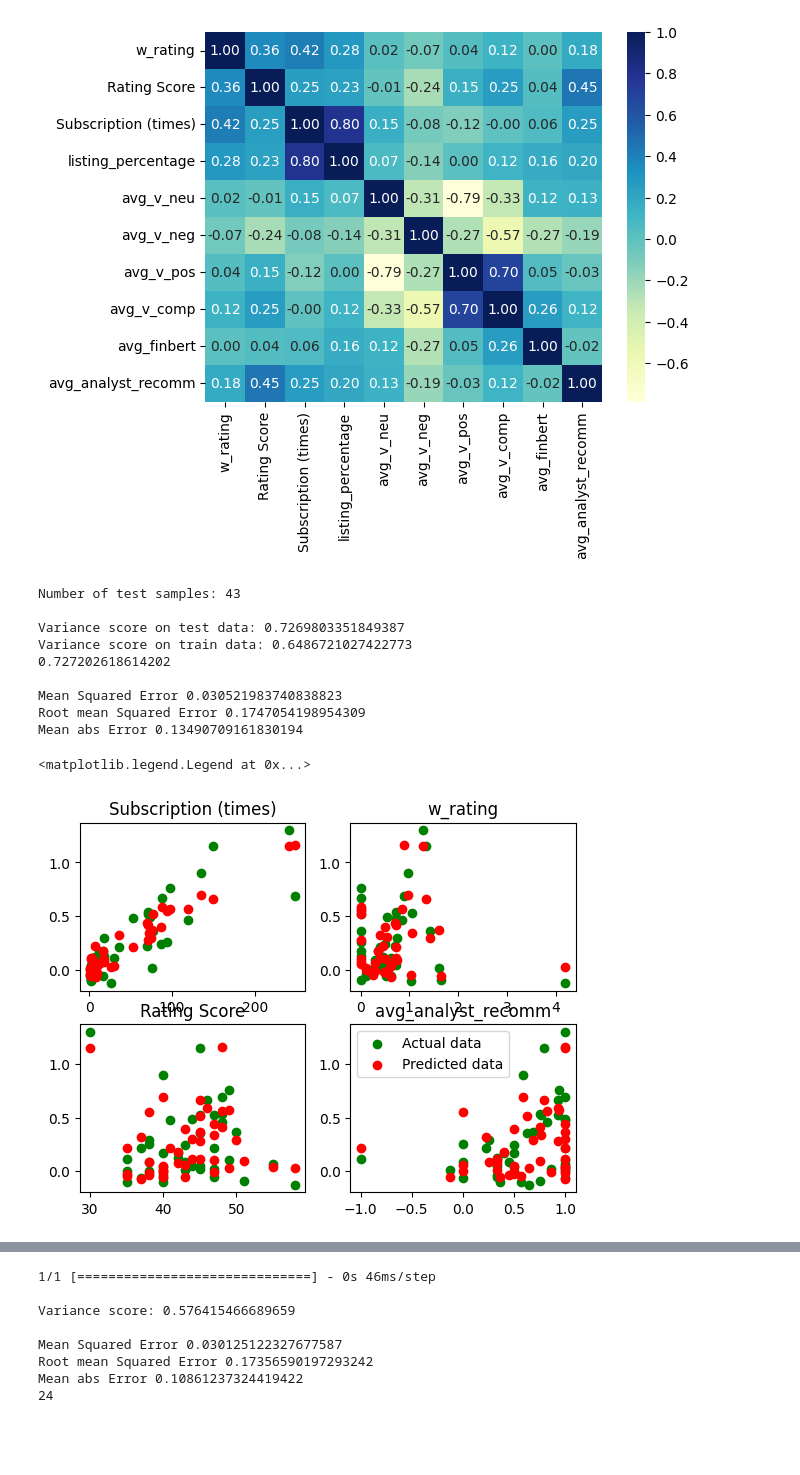
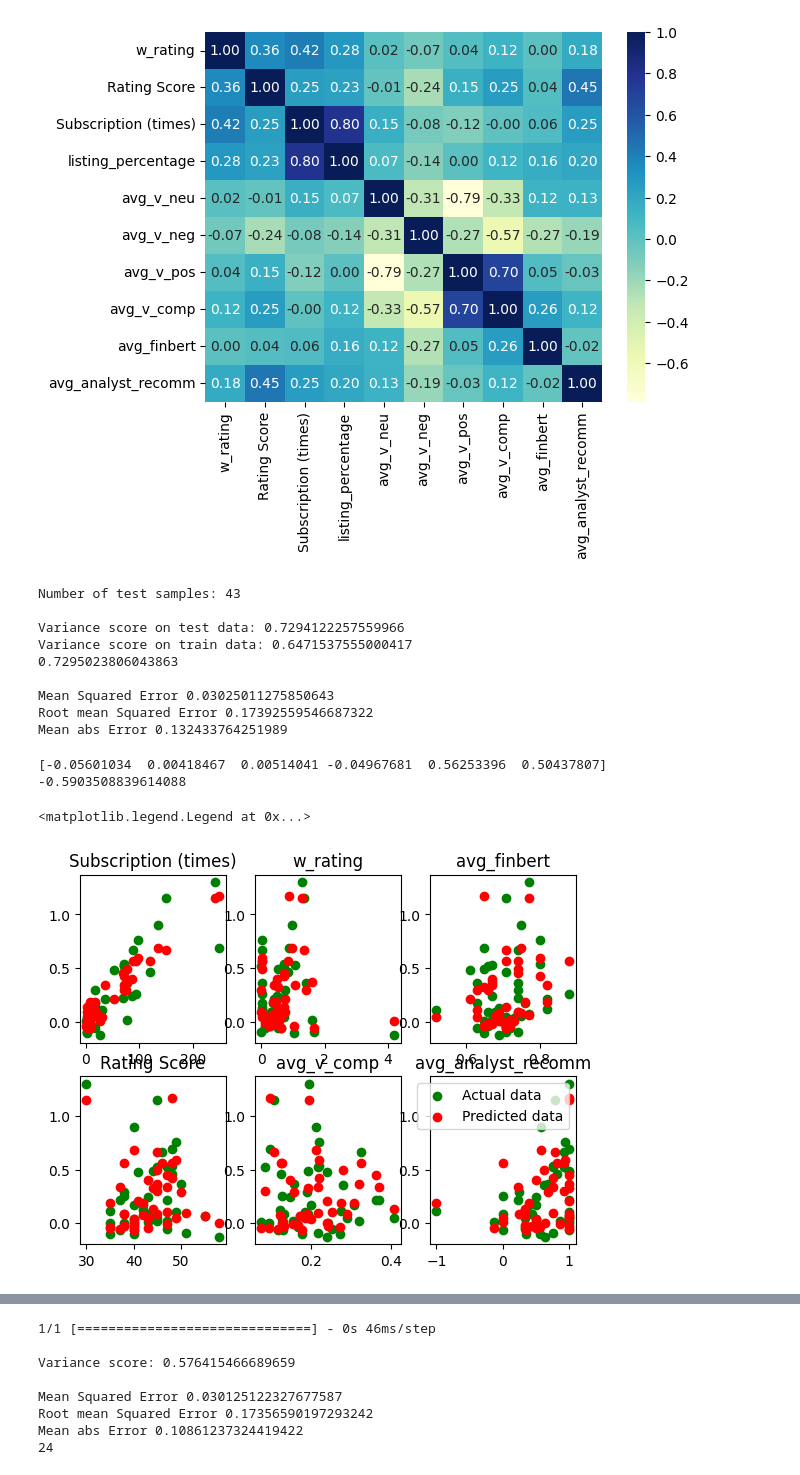
Before and after one commit to hiteshjck/hiteshjck, a Jupyter notebook: Vader_and_BERT.ipynb, the cells around one changed output, grey strips where cells are left out. Drawn from its saved outputs; the diff is of its cells as text; code cells hidden in the pictures; blank space fills up the shorter version.

```diff
--- a/Vader_and_BERT.ipynb
+++ b/Vader_and_BERT.ipynb
@@ -1113,7 +1113,7 @@ sb.heatmap(final_df.corr(), cmap="YlGnBu", annot=True, fmt=".2f")
 from sklearn import linear_model
 
 X = final_df[['w_rating', 'Rating Score', 'Subscription (times)', 'avg_analyst_recomm',
-              'avg_v_comp', 'avg_finbert', 'avg_v_pos', 'avg_v_neg', 'avg_v_neu']]
+              'avg_v_comp', 'avg_finbert']]
 y = final_df['listing_percentage']
 
 X_train, X_test, y_train, y_test = train_test_split(X, y, test_size=0.18, random_state=1)
@@ -1139,36 +1139,50 @@ print('Mean abs Error', mean_absolute_error(y_test, data))
 # %% [output]
 Number of test samples: 43
 
-Variance score on test data: 0.7269803351849387
-Variance score on train data: 0.6486721027422773
-0.727202618614202
+Variance score on test data: 0.7294122257559966
+Variance score on train data: 0.6471537555000417
+0.7295023806043863
 
-Mean Squared Error 0.030521983740838823
-Root mean Squared Error 0.1747054198954309
-Mean abs Error 0.13490709161830194
+Mean Squared Error 0.03025011275850643
+Root mean Squared Error 0.17392559546687322
+Mean abs Error 0.132433764251989
+# %%
+print(regr.coef_)
+print(regr.intercept_)
+# %% [output]
+[-0.05601034  0.00418467  0.00514041 -0.04967681  0.56253396  0.50437807]
+-0.5903508839614088
 # %%
-figure, axis = plt.subplots(2, 2)
+figure, axis = plt.subplots(2, 3)
 
 axis[0, 0].scatter(X_test['Subscription (times)'], y_test.values, color="green", label='Actual data')
 axis[0, 0].scatter(X_test['Subscription (times)'], data, color="red", label='Predicted data')
 axis[0, 0].set_title('Subscription (times)')
 
+axis[1, 0].scatter(X_test['Rating Score'], y_test.values, color="green", label='Actual data')
+axis[1, 0].scatter(X_test['Rating Score'], data, color="red", label='Predicted data')
+axis[1, 0].set_title('Rating Score')
+
+axis[1, 1].scatter(X_test['avg_v_comp'], y_test.values, color="green", label='Actual data')
+axis[1, 1].scatter(X_test['avg_v_comp'], data, color="red", label='Predicted data')
+axis[1, 1].set_title('avg_v_comp')
+
 axis[0, 1].scatter(X_test['w_rating'], y_test.values, color="green", label='Actual data')
 axis[0, 1].scatter(X_test['w_rating'], data, color="red", label='Predicted data')
 axis[0, 1].set_title('w_rating')
 
-axis[1, 0].scatter(X_test['Rating Score'], y_test.values, color="green", label='Actual data')
-axis[1, 0].scatter(X_test['Rating Score'], data, color="red", label='Predicted data')
-axis[1, 0].set_title('Rating Score')
+axis[1, 2].scatter(X_test['avg_analyst_recomm'], y_test.values, color="green", label='Actual data')
+axis[1, 2].scatter(X_test['avg_analyst_recomm'], data, color="red", label='Predicted data')
+axis[1, 2].set_title('avg_analyst_recomm')
 
-axis[1, 1].scatter(X_test['avg_analyst_recomm'], y_test.values, color="green", label='Actual data')
-axis[1, 1].scatter(X_test['avg_analyst_recomm'], data, color="red", label='Predicted data')
-axis[1, 1].set_title('avg_analyst_recomm')
+axis[0, 2].scatter(X_test['avg_finbert'], y_test.values, color="green", label='Actual data')
+axis[0, 2].scatter(X_test['avg_finbert'], data, color="red", label='Predicted data')
+axis[0, 2].set_title('avg_finbert')
 
 plt.legend()
 # %% [output]
 <matplotlib.legend.Legend at 0x...>
-[figure, old version]
+[figure, new version]
 # %%
 # deep learning regression
 
```
Also changed, not shown: parts of 12 cells of this notebook.
